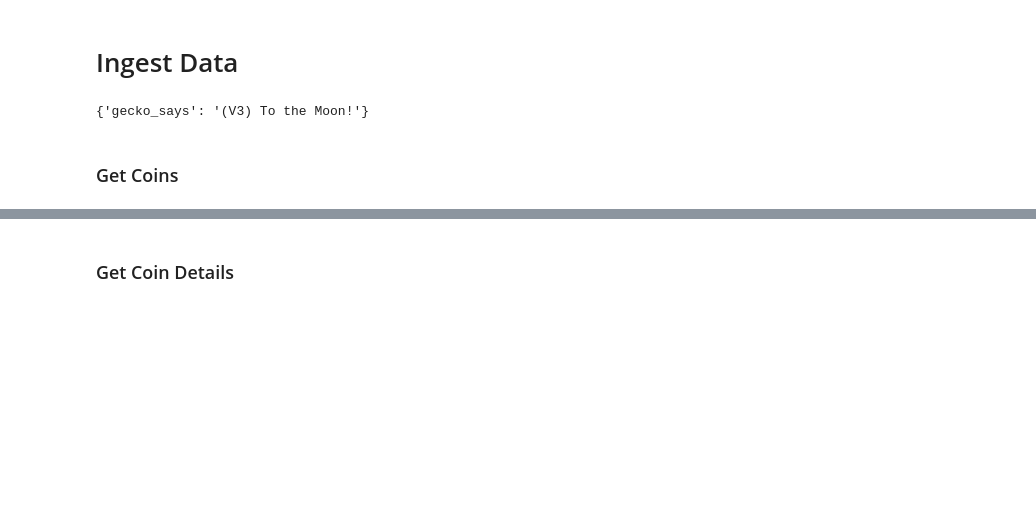
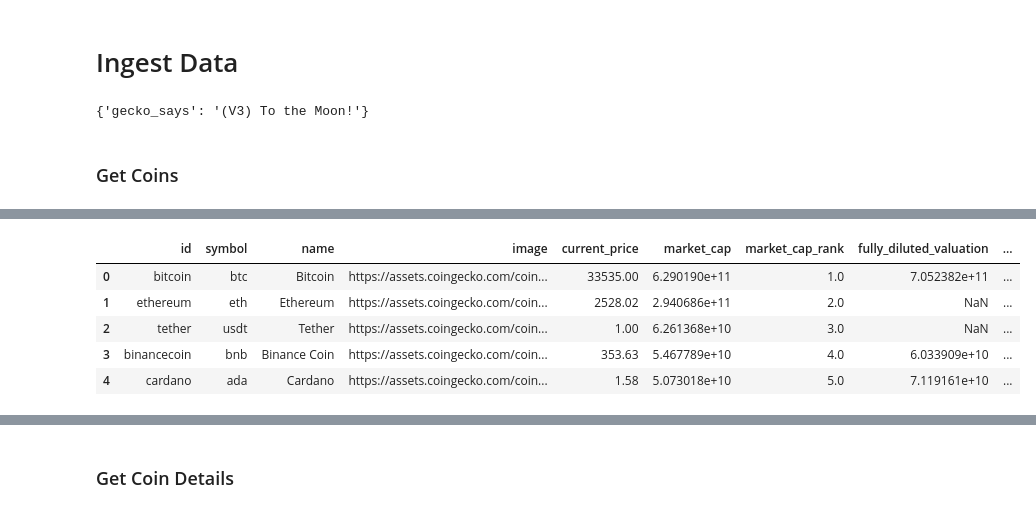
Before and after one commit to ericttran3/coingecko-crypto-web-scraper, a Jupyter notebook: colab/coingecko_web_scraper_v3.ipynb, the cells around one changed output, grey strips where cells are left out. Cells and saved outputs as stored; diff of their text form; code cells hidden in the pictures; blank space fills up the shorter version.

```diff
--- a/colab/coingecko_web_scraper_v3.ipynb
+++ b/colab/coingecko_web_scraper_v3.ipynb
@@ -121,3 +120,12 @@ memory usage: 2.0+ MB
+# %%
+df.head()
+# %% [output]
+|  | id | symbol | name | image | current_price | market_cap | market_cap_rank | fully_diluted_valuation | ... |
+| 0 | bitcoin | btc | Bitcoin | https://assets.coingecko.com/coin... | 33535.00 | 6.290190e+11 | 1.0 | 7.052382e+11 | ... |
+| 1 | ethereum | eth | Ethereum | https://assets.coingecko.com/coin... | 2528.02 | 2.940686e+11 | 2.0 | NaN | ... |
+| 2 | tether | usdt | Tether | https://assets.coingecko.com/coin... | 1.00 | 6.261368e+10 | 3.0 | NaN | ... |
+| 3 | binancecoin | bnb | Binance Coin | https://assets.coingecko.com/coin... | 353.63 | 5.467789e+10 | 4.0 | 6.033909e+10 | ... |
+| 4 | cardano | ada | Cardano | https://assets.coingecko.com/coin... | 1.58 | 5.073018e+10 | 5.0 | 7.119161e+10 | ... |
 # %%
 !pwd
 # %% [output]
```
Also changed, not shown: parts of 34 cells of this notebook.
